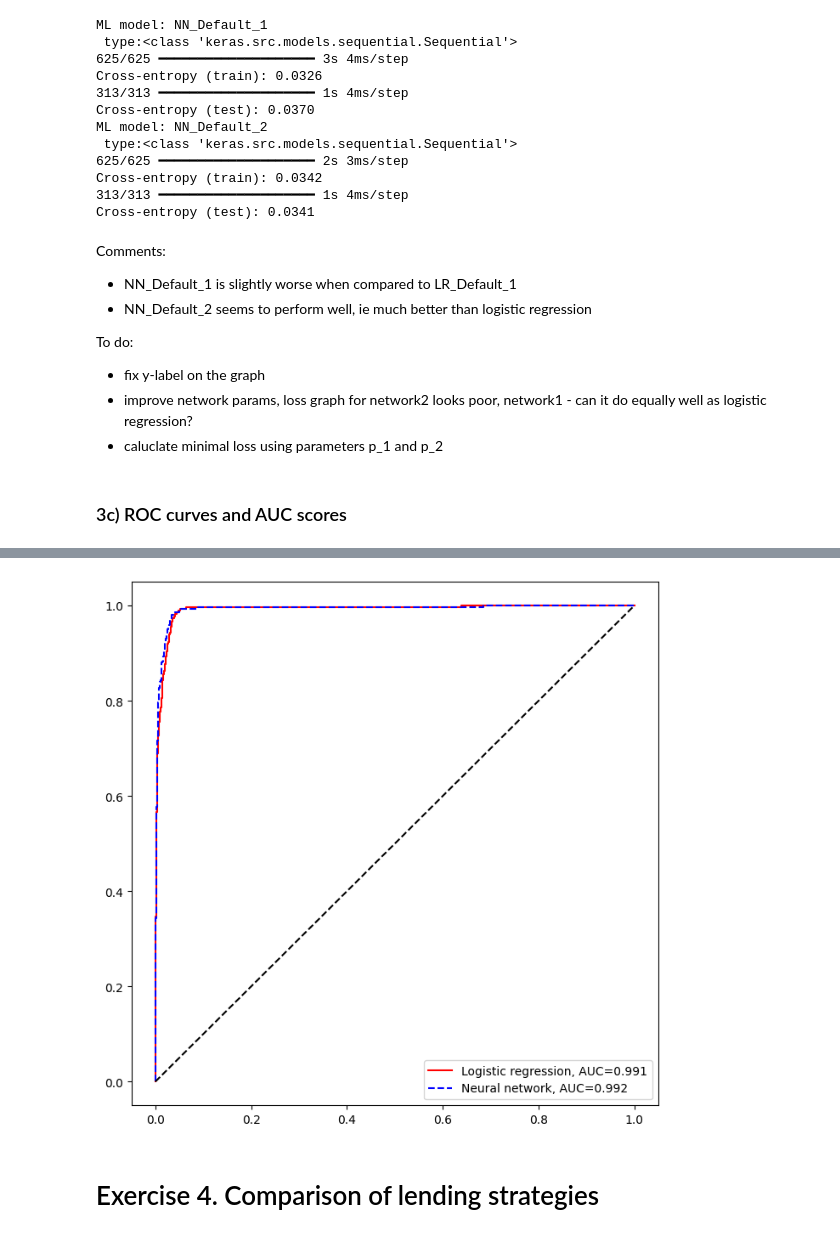
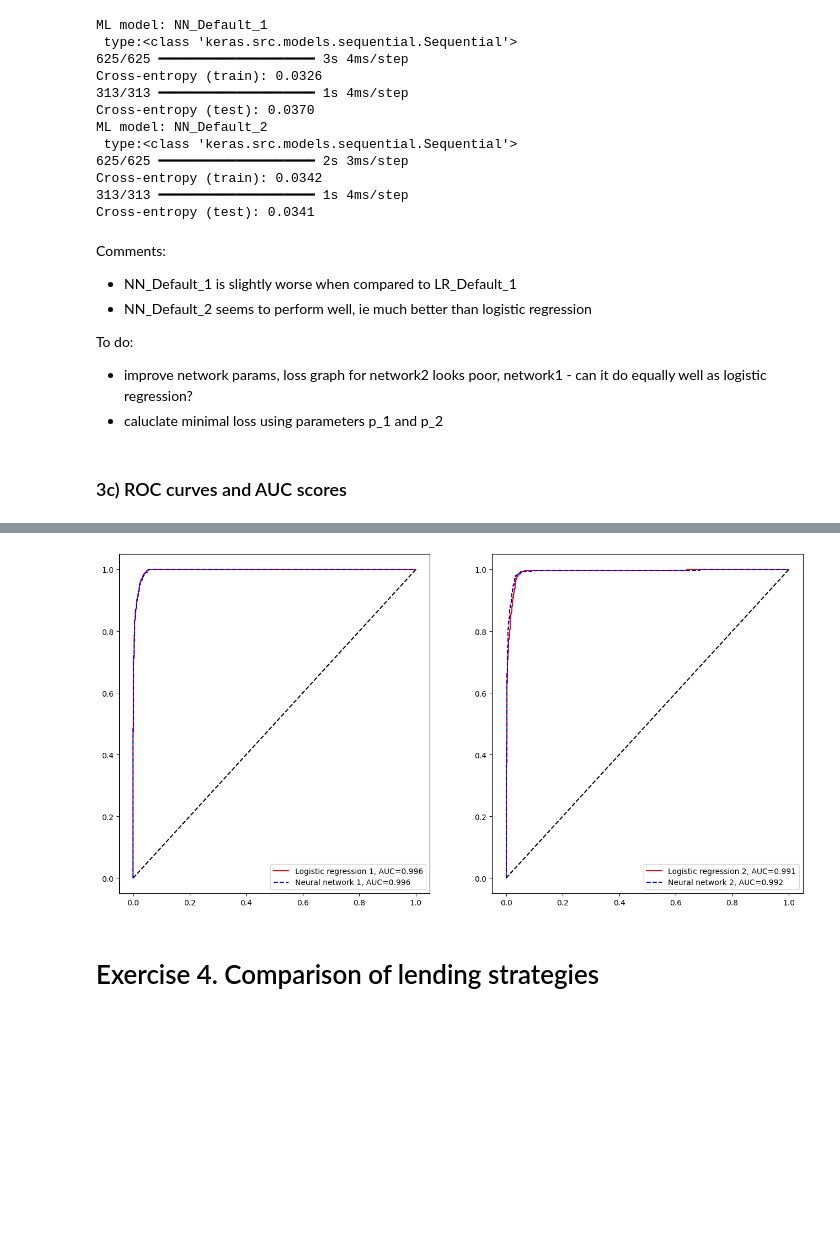
Before and after one commit to tskorkowski/CAS-ML, a Jupyter notebook: sessions/project1/Project 1 - Template.ipynb, the cells around one changed output, grey strips where cells are left out. Drawn from its saved outputs; the diff is of its cells as text; code cells hidden in the pictures; blank space fills up the shorter version.

```diff
--- a/sessions/project1/Project 1 - Template.ipynb
+++ b/sessions/project1/Project 1 - Template.ipynb
@@ -335,7 +335,6 @@ Comments:
 * NN_Default_2 seems to perform well, ie much better than logistic regression
 
 To do:
-* fix y-label on the graph
 * improve network params, loss graph for network2 looks poor, network1 - can it do equally well as logistic regression?
 * caluclate minimal loss using parameters p_1 and p_2
 # %% [markdown]
@@ -346,21 +345,23 @@ To do:
 from sklearn.metrics import roc_auc_score, roc_curve
 
 #select models for comaprison
-model = 1
 
-fpr_LR, tpr_LR, thresholds_LR = roc_curve(Y_test.iloc[:,model], lr_models[model].model.predict_proba(X_test)[:, 1], pos_label=1)
-auc_LR = roc_auc_score(Y_test.iloc[:,model], lr_models[model].model.predict_proba(X_test)[:, 1])
+fig, ax = plt.subplots(1,2,figsize= [16, 8])
 
-# Compute FPR and TPR for neural network
-fpr_NN, tpr_NN, thresholds_NN = roc_curve(Y_test.iloc[:,model], nn_models[model].model.predict(X_test), pos_label=1)
-auc_NN = roc_auc_score(Y_test.iloc[:,model], nn_models[model].model.predict(X_test))
+for model in range(2):
+    fpr_LR, tpr_LR, thresholds_LR = roc_curve(Y_test.iloc[:,model], lr_models[model].model.predict_proba(X_test)[:, 1], pos_label=1)
+    auc_LR = roc_auc_score(Y_test.iloc[:,model], lr_models[model].model.predict_proba(X_test)[:, 1])
 
-# Create plot
-plt.figure(figsize= [8, 8])
-plt.plot(fpr_LR, tpr_LR, 'r-', label='Logistic regression, AUC={:.3f}'.format(auc_LR))
-plt.plot(fpr_NN, tpr_NN, 'b--', label='Neural network, AUC={:.3f}'.format(auc_NN))
-plt.plot([0, 1], [0, 1], 'k--')
-plt.legend()
+    # Compute FPR and TPR for neural network
+    fpr_NN, tpr_NN, thresholds_NN = roc_curve(Y_test.iloc[:,model], nn_models[model].model.predict(X_test), pos_label=1)
+    auc_NN = roc_auc_score(Y_test.iloc[:,model], nn_models[model].model.predict(X_test))
+
+    # Create plot
+    ax[model].plot(fpr_LR, tpr_LR, 'r-', label=f'Logistic regression {model + 1}, AUC={auc_LR:.3f}') #.format(auc_LR)
+    ax[model].plot(fpr_NN, tpr_NN, 'b--', label=f'Neural network {model + 1}, AUC={auc_NN:.3f}') #.format(auc_NN)
+    ax[model].plot([0, 1], [0, 1], 'k--')
+    ax[model].legend()
+
 plt.show()
 # %% [output]
 313/313 ━━━━━━━━━━━━━━━━━━━━ 2s 5ms/step
@@ -368,4 +371,4 @@ plt.show()
-[figure, old version]
+[figure, new version]
 # %% [markdown]
 # Exercise 4. Comparison of lending strategies
 # %%
```
Also changed, not shown: parts of 2 cells of this notebook, 1 other file.
